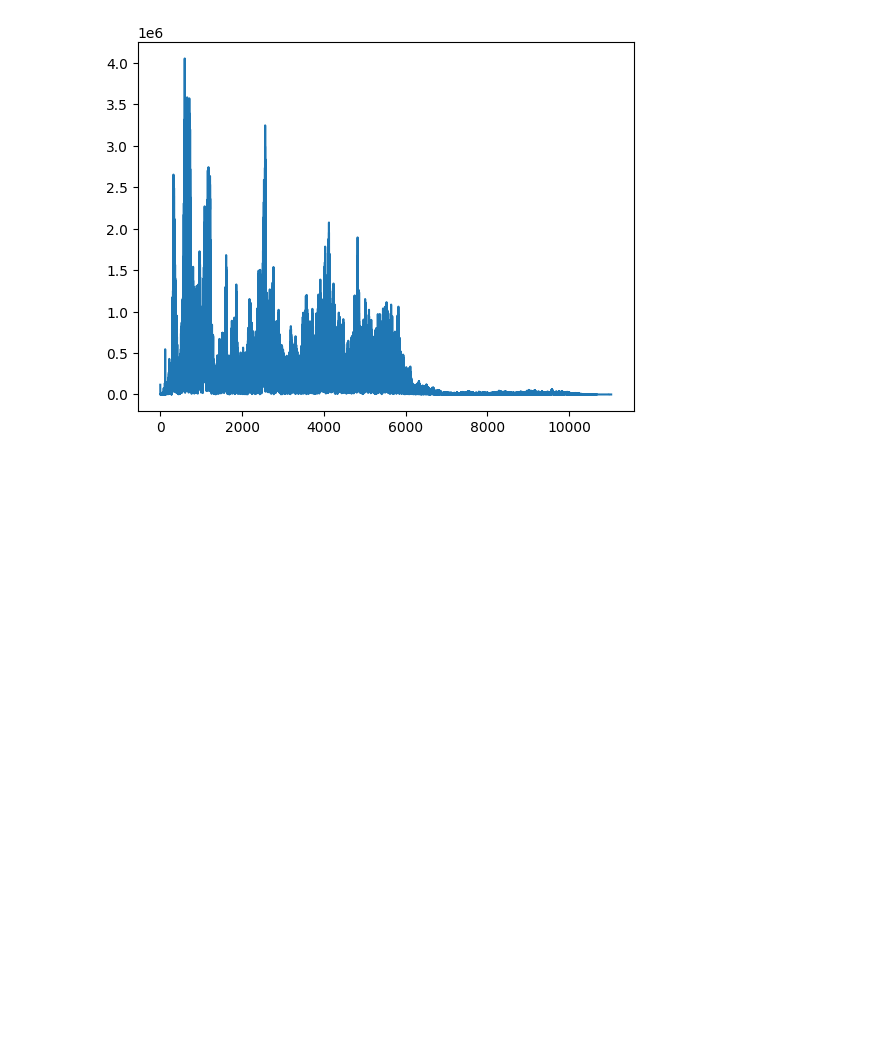
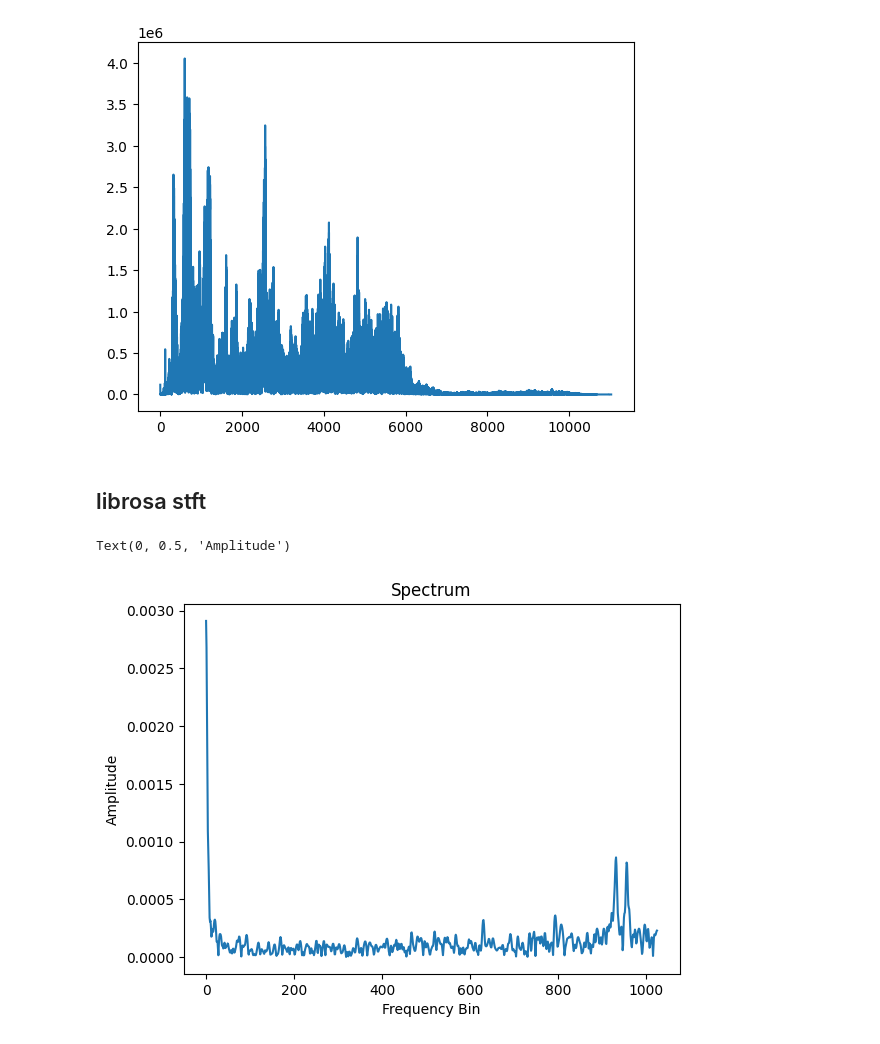
Before and after one commit to ryanz22/PestDataprocess, a Jupyter notebook: notebooks/fft_plot.ipynb, the cells around one changed output. Saved outputs shown, nothing was run; the diff lists cells and outputs as text; code cells hidden in the pictures; blank space fills up the shorter version.

Commit message:
fix plot load without scale

```diff
--- a/notebooks/fft_plot.ipynb
+++ b/notebooks/fft_plot.ipynb
@@ -66,6 +64,7 @@ import scipy.fftpack
 from scipy.fft import rfft, rfftfreq
 # %%
-fs_rate, signal = wavfile.read("../data/sound/count_to_10_mono_22050.wav")
+wav_fn = "../data/sound/count_to_10_mono_22050.wav"
+fs_rate, signal = wavfile.read(wav_fn)
 N = len(signal)
 print(f'N: {N}')
 yf = rfft(signal)
@@ -76,3 +75,18 @@ plt.show()
 # %% [output]
 N: 241316
 [figure]
+# %% [markdown]
+## librosa stft
+# %%
+import librosa
+
+y, sr = librosa.load(wav_fn)
+n_fft = 2048
+ft = np.abs(librosa.stft(y[:n_fft], hop_length = n_fft+1))
+plt.plot(ft)
+plt.title('Spectrum')
+plt.xlabel('Frequency Bin')
+plt.ylabel('Amplitude')
+# %% [output]
+Text(0, 0.5, 'Amplitude')
+[figure, added]
```
Also changed, not shown: parts of 2 cells of this notebook, 1 other file.
